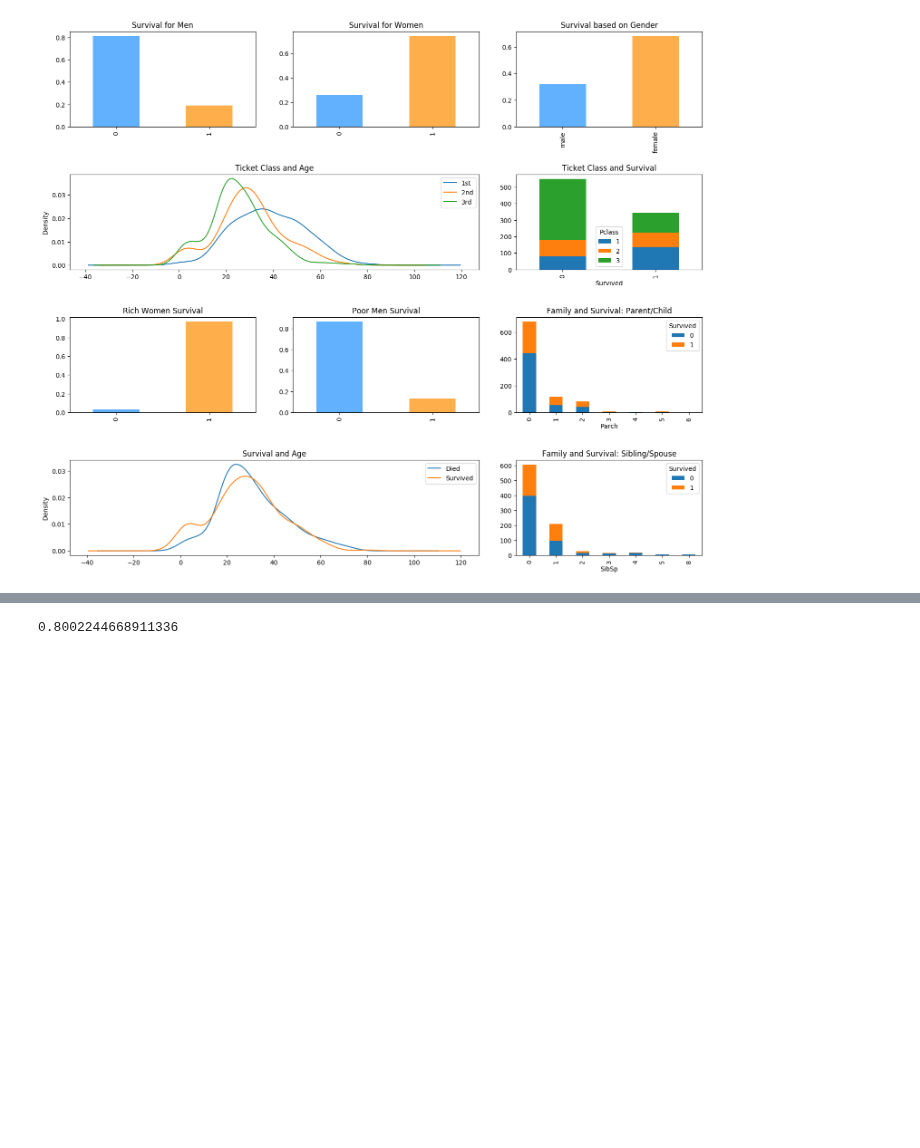
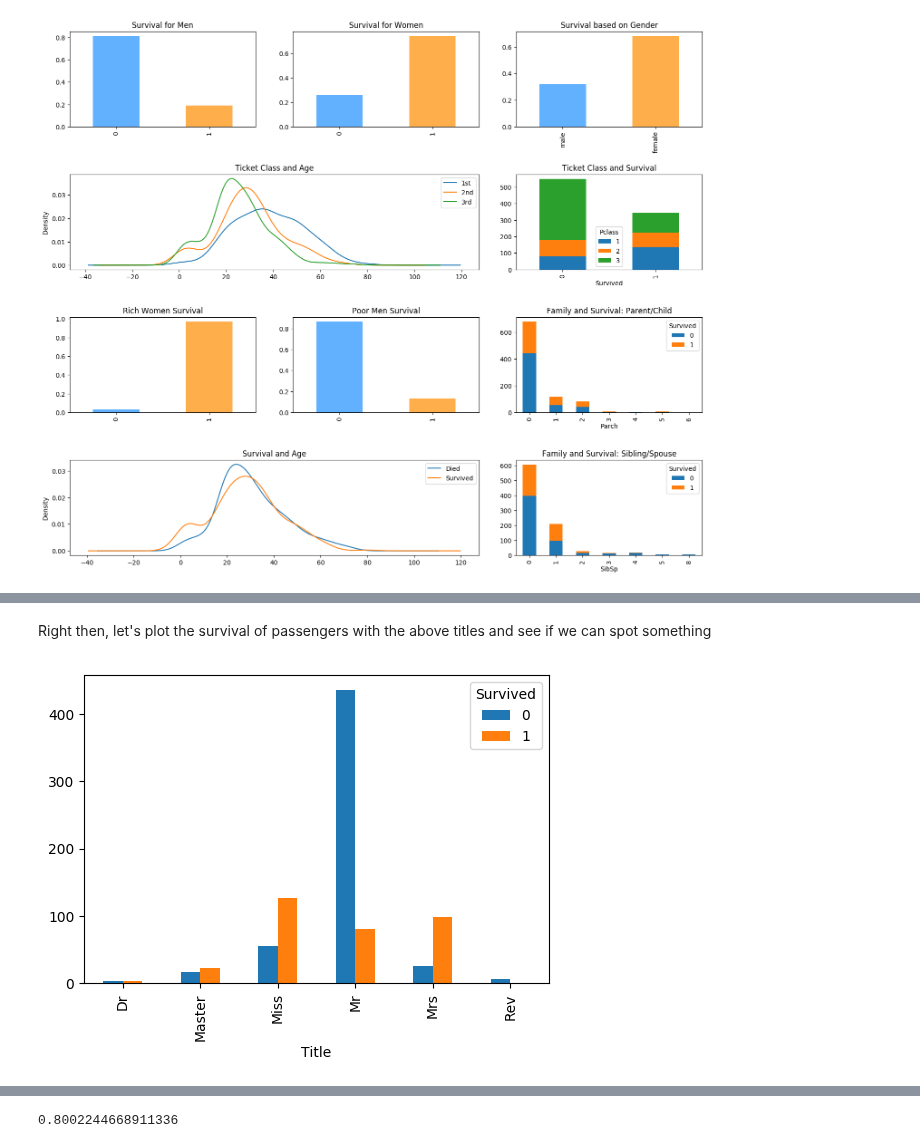
Before and after one commit to sarthakbatragatech/100-Days-of-ML, a Jupyter notebook: Logistic-Regression/Titanic-EDA-and-LogisticRegression.ipynb, the cells around one changed output, grey strips where cells are left out. Cells and saved outputs as stored; diff of their text form; code cells hidden in the pictures; blank space fills up the shorter version.

Commit message:
EDA for title extraction

```diff
--- a/Logistic-Regression/Titanic-EDA-and-LogisticRegression.ipynb
+++ b/Logistic-Regression/Titanic-EDA-and-LogisticRegression.ipynb
@@ -223,0 +223,8 @@ I have chosen Sci Kit Learn and logistic regression to improve our submission sc
+# %%
+# Extract the titles from names
+titles = df['Name'].str.extract(' ([A-za-z]+)\.', expand=False)
+
+# Create a dataframe of titles and survival
+titles_df = pd.DataFrame()
+titles_df['Title'] = titles
+titles_df['Survived'] = df['Survived']
@@ -223,0 +251,10 @@ I have chosen Sci Kit Learn and logistic regression to improve our submission sc
+# %% [markdown]
+Right then, let's plot the survival of passengers with the above titles and see if we can spot something
+# %%
+fig, ax = plt.subplots(figsize=(6,4))
+mask_titles = ['Mr', 'Miss', 'Mrs', 'Master', 'Rev', 'Dr']
+titles_df = titles_df.loc[titles_df['Title'].isin(mask_titles), :]
+titles_df.groupby(['Title', 'Survived']).size().unstack().plot(kind='bar', ax=ax)
+plt.show()
+# %% [output]
+[figure, added]
```
Also changed, not shown: parts of 6 cells of this notebook.
